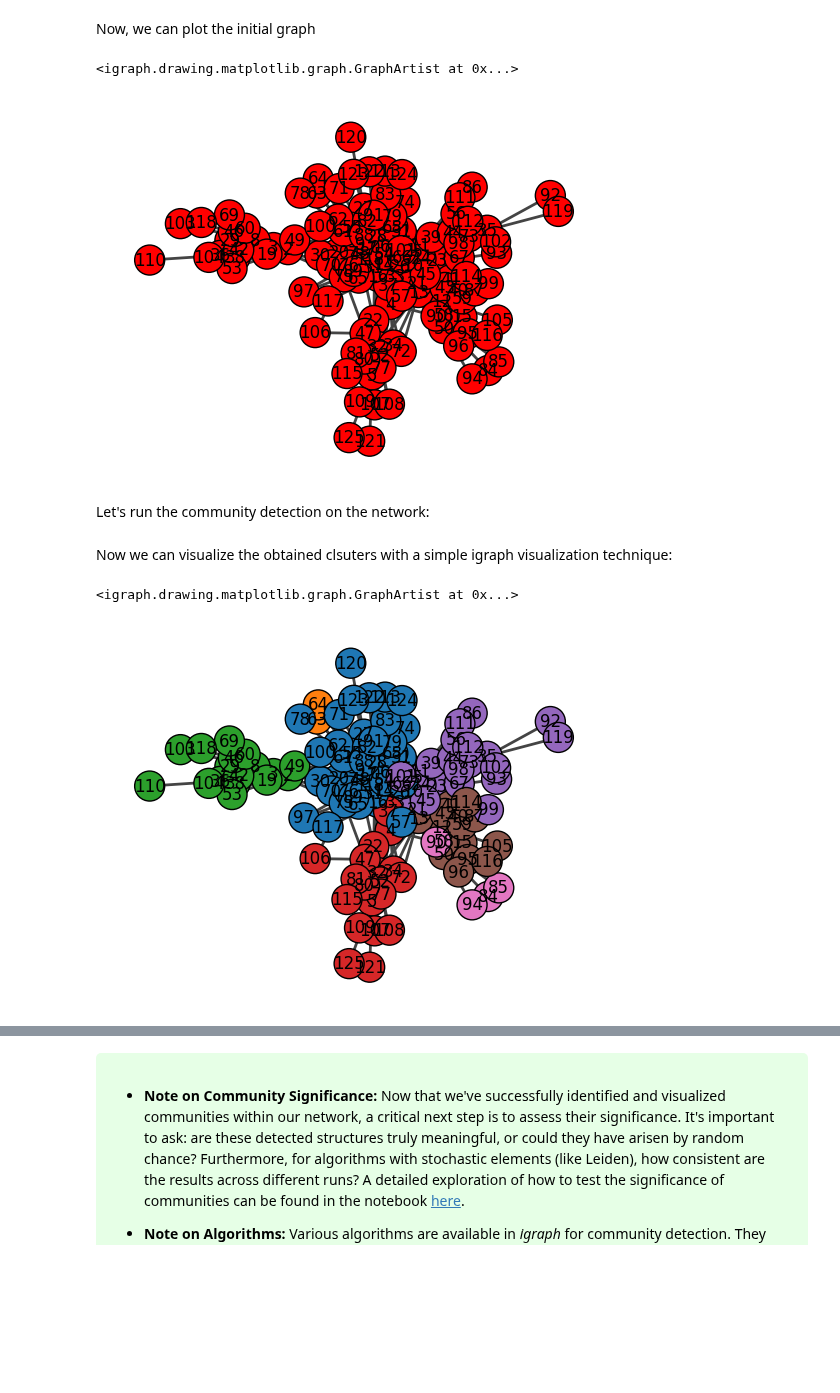
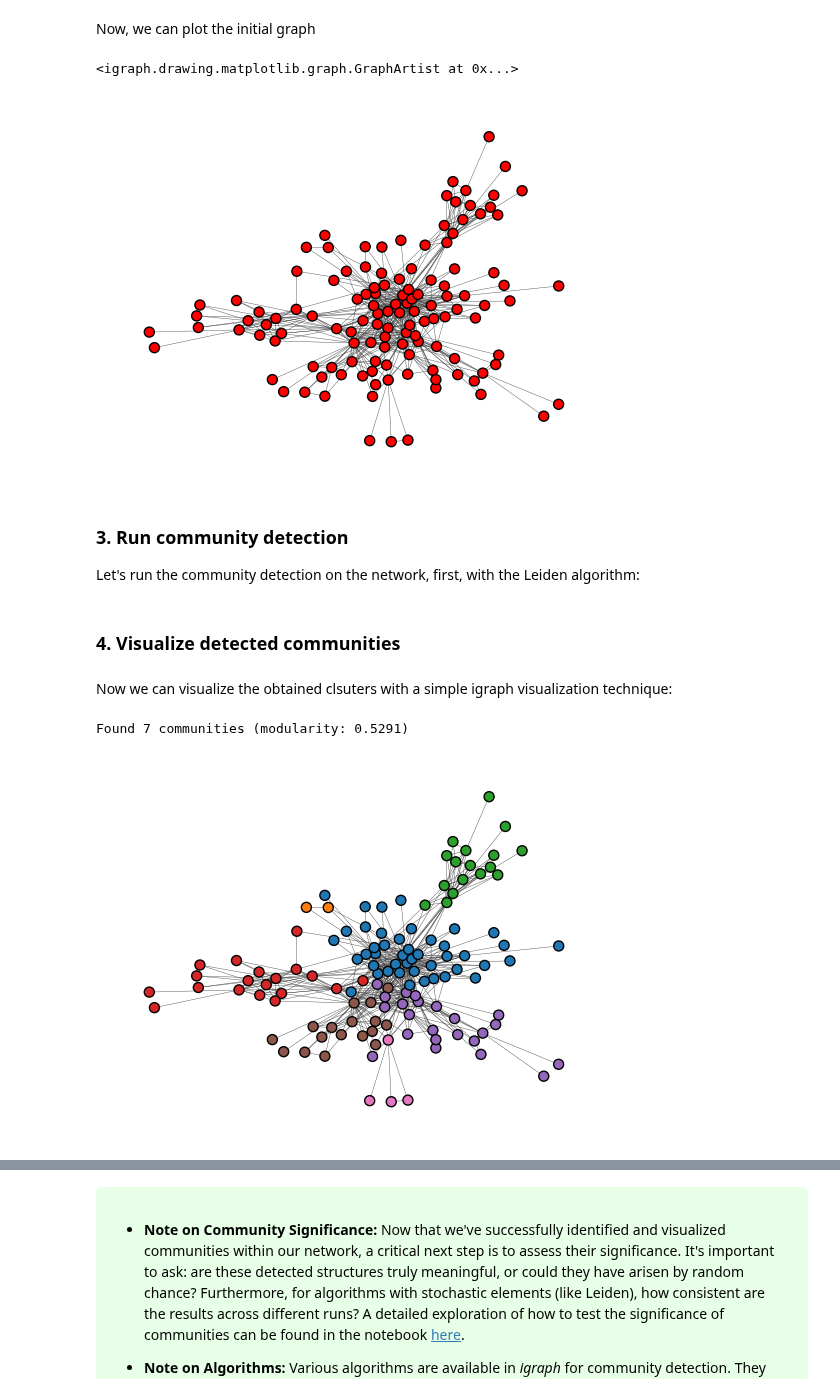
Before and after one commit to BeaMarton13/community-detection-guide-w-igraph, a Jupyter notebook: notebooks/initial_workflow.ipynb, the cells around one changed output, grey strips where cells are left out. Cells and saved outputs as stored; diff of their text form; code cells hidden in the pictures; blank space fills up the shorter version.

Commit message:
add: initial workflow with multiple community detection and stability test (pairwise nmi)

```diff
--- a/notebooks/initial_workflow.ipynb
+++ b/notebooks/initial_workflow.ipynb
@@ -14,4 +11,4 @@ First we start by loading the graph:
 # %%
-filename = "../networks/game_of_thrones/GoT.pkl"
-g = pickle.load(open(filename, 'rb'))
+filename = "../networks/game_of_thrones/GoT.graphml"
+g = ig.Graph.Read(filename)
 # %% [markdown]
@@ -23,22 +17,28 @@ _NOTE:_ Since the layout position can change with every run of the following cel
 # %%
+random.seed(202)
 layout = g.layout("fr")
+style = {'layout': layout, 'vertex_size': 10, 'edge_width': 0.3}
 # %% [markdown]
 Now, we can plot the initial graph
 # %%
-ig.plot(g, layout=layout, vertex_label=g.vs.indices)
+ig.plot(g, **style)
 # %% [output]
 <igraph.drawing.matplotlib.graph.GraphArtist at 0x...>
-[figure, old version]
+[figure, new version]
 # %% [markdown]
-Let's run the community detection on the network:
+### 3. Run community detection
+Let's run the community detection on the network, first, with the Leiden algorithm:
 # %%
 communities = g.community_leiden(objective_function="modularity", weights="weight")
+# %% [markdown]
+### 4. Visualize detected communities
 # %% [markdown]
 Now we can visualize the obtained clsuters with a simple igraph visualization technique:
 # %%
 colors_map = matplotlib.colormaps["tab10"]
-g.vs["color"] = [colors_map(cluster) for cluster in communities.membership]
-ig.plot(g, layout=layout, vertex_size=30, vertex_label=g.vs.indices, bbox=(600,600))
+style['vertex_color'] = [colors_map(cluster) for cluster in communities.membership]
+ig.plot(g, **style)
+print(f"Found {len(communities)} communities (modularity: {communities.modularity:.4f})")
 # %% [output]
-<igraph.drawing.matplotlib.graph.GraphArtist at 0x...>
+Found 7 communities (modularity: 0.5291)
-[figure, old version]
+[figure, new version]
```
Also changed, not shown: parts of 16 cells of this notebook, 1 other file.
